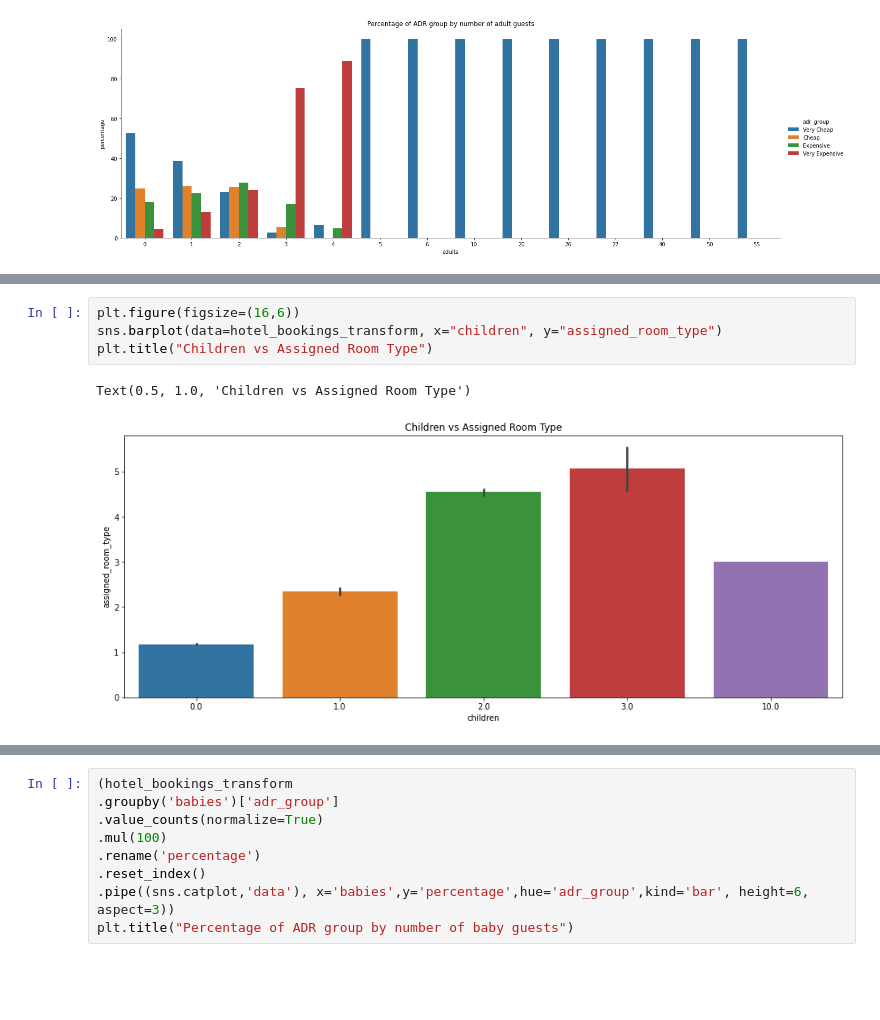
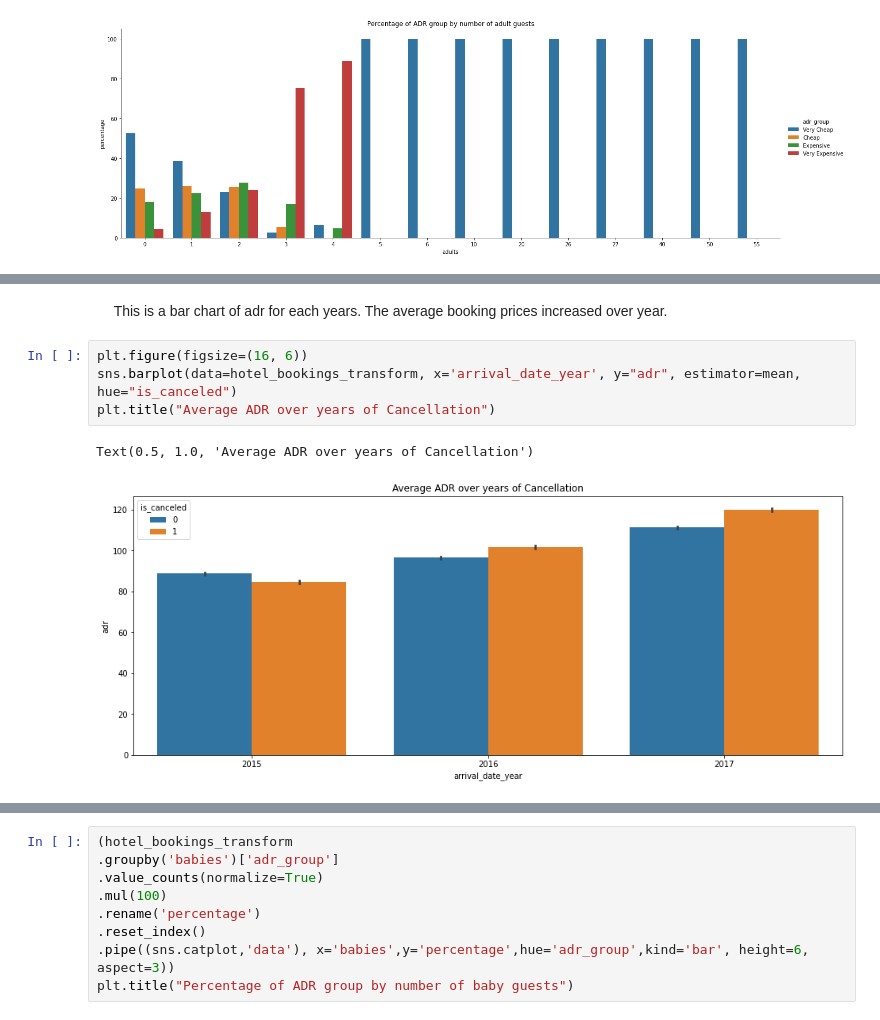
Before and after one commit to olmosjorge28/DS7331_ML1_ASSINGMENTS, a Jupyter notebook: lab1/Lab_1_notebook.ipynb, the cells around one changed output, grey strips where cells are left out. Drawn from its saved outputs; the diff is of its cells as text; blank space fills up the shorter version.

```diff
--- a/lab1/Lab_1_notebook.ipynb
+++ b/lab1/Lab_1_notebook.ipynb
@@ -953,7 +986,9 @@ Text(0.5, 1.0, 'Percentage of ADR group by number of child guests')
+# %% [markdown]
+&emsp; This is a bar chart of adr for each years. The average booking prices increased over year.
 # %%
-plt.figure(figsize=(16,6))
-sns.barplot(data=hotel_bookings_transform, x="children", y="assigned_room_type")
-plt.title("Children vs Assigned Room Type")
+plt.figure(figsize=(16, 6))
+sns.barplot(data=hotel_bookings_transform, x='arrival_date_year', y="adr", estimator=mean, hue="is_canceled")
+plt.title("Average ADR over years of Cancellation")
 # %% [output]
-Text(0.5, 1.0, 'Children vs Assigned Room Type')
+Text(0.5, 1.0, 'Average ADR over years of Cancellation')
-[figure, old version]
+[figure, new version]
```
Also changed, not shown: parts of 70 cells of this notebook.
